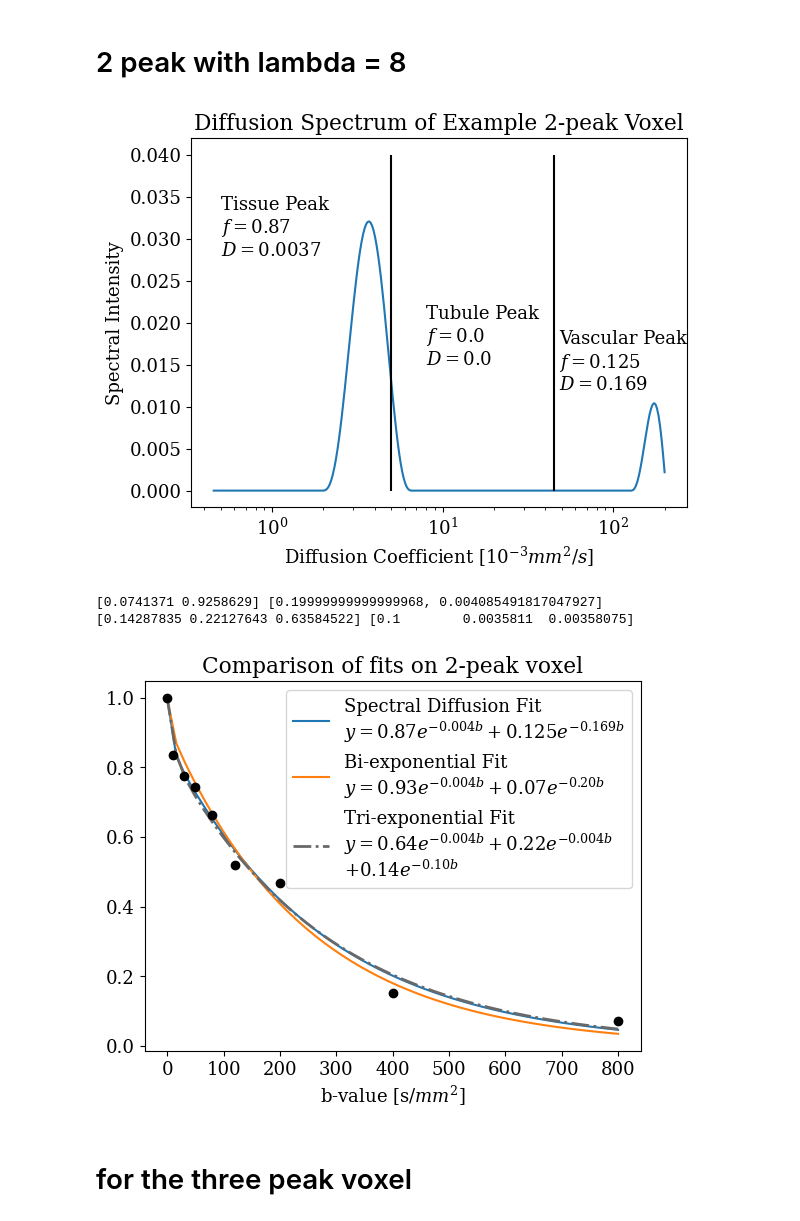
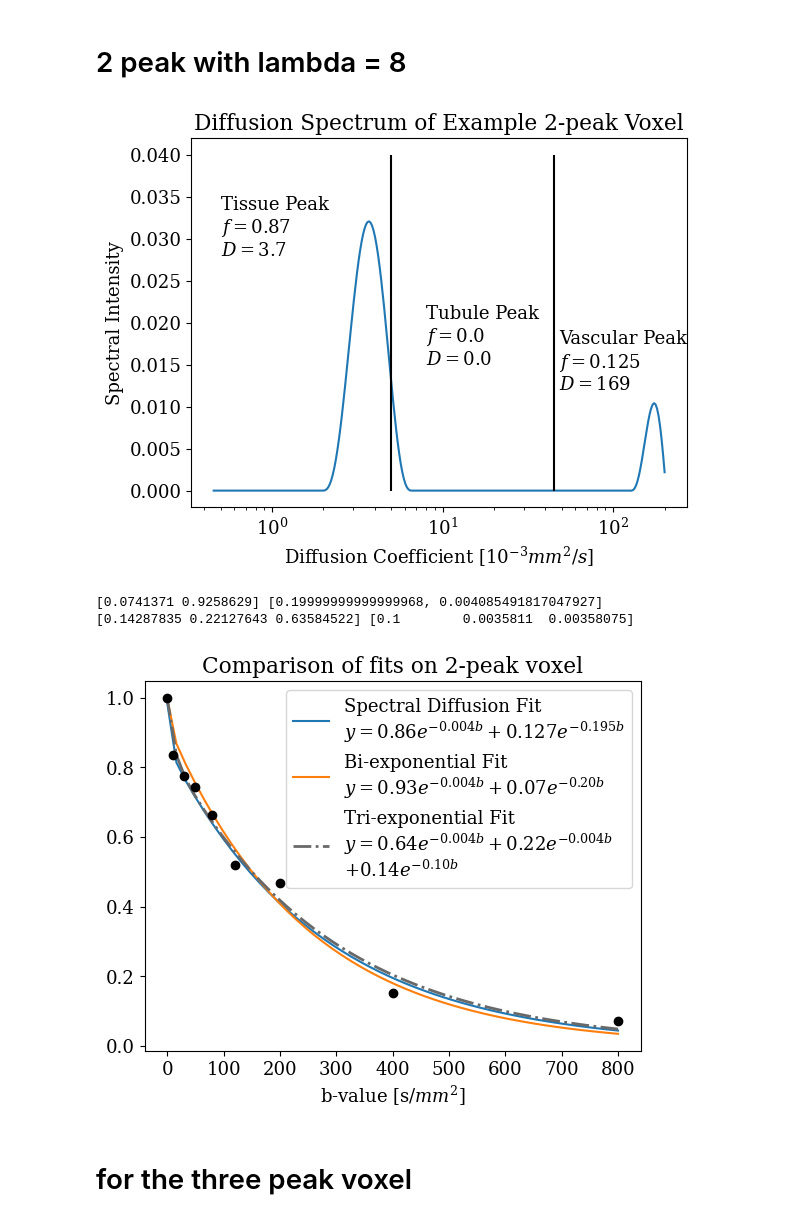
Before and after one commit to miramliu/Multiexp_Simulations_python, a Jupyter notebook: 2024Summer13_ExampleFitting.ipynb, the cells around one changed output. Drawn from its saved outputs; the diff is of its cells as text; code cells hidden in the pictures.

```diff
--- a/2024Summer13_ExampleFitting.ipynb
+++ b/2024Summer13_ExampleFitting.ipynb
@@ -124,24 +147,24 @@ pl.show()
 # %%
 ADCBasisSteps = 300
 ADCBasis = np.logspace(np.log10(5), np.log10(2200), ADCBasisSteps)
 x = 1/ADCBasis
 
 pl.plot(x*1000,Spectra_Data.iloc[5,10:])
 pl.xscale('log', base=10)
 pl.vlines(5, 0, .04,color = 'black')
 pl.vlines(45, 0, .04, color = 'black')
 pl.xlabel('Diffusion Coefficient [$10^{-3} mm^2/s$]')
 pl.ylabel('Spectral Intensity')
 
-pl.text(.5,0.028,'Tissue Peak\n$f=0.87$\n$D=0.0037$')
+pl.text(.5,0.028,'Tissue Peak\n$f=0.87$\n$D=3.7$')
 pl.text(8,0.015,'Tubule Peak\n$f=0.0$\n$D=0.0$')
-pl.text(48,0.012,'Vascular Peak\n$f=0.125$\n$D=0.169$')
+pl.text(48,0.012,'Vascular Peak\n$f=0.125$\n$D=169$')
 pl.title('Diffusion Spectrum of Example 2-peak Voxel')
 pl.show()
 
 pl.show()
 # %% [output]
-[figure, old version]
+[figure, new version]
 # %%
 bvals = np.array([0, 10, 30, 50, 80, 120, 200, 400, 800])
 twopeak_example = [1, 0.836735, 0.77551, 0.744898, 0.663265, 0.520408, 0.469388, 0.153061, 0.0714286]
@@ -184,9 +207,11 @@ print(trifracs,tridiffusions)
 
 
 # plot spectra
-twopeakvals = np.array([0.125377321,0,0.874622679,0,169.7648299,0,3.66222323,0])
+#twopeakvals = np.array([0.125377321,0,0.874622679,0,169.7648299,0,3.66222323,0])
+twopeakvals = np.array([0.127,0,0.86,0,195,0,3.7,0])
+
 Extensiveb = np.linspace(0,800,50)
-pl.plot(Extensiveb,plotmodel(Extensiveb,twopeakvals),label = 'Spectral Diffusion Fit\n$y=0.87e^{-0.004b}+0.125e^{-0.169b}$')
+pl.plot(Extensiveb,plotmodel(Extensiveb,twopeakvals),label = 'Spectral Diffusion Fit\n$y=0.86e^{-0.004b}+0.127e^{-0.195b}$')
 
 # plot bi-exponential
 #biexp_fit = biexp_func(Extensiveb, bifracs[0], bifracs[1], bidiffusions[0], bidiffusions[1])
@@ -204,7 +229,7 @@ pl.xlabel('b-value [s/$mm^2$]')
 pl.legend()
 pl.show()
 # %% [output]
-[figure, old version]
+[figure, new version]
 # %% [markdown]
 # for the three peak voxel
 # %%
```
Also changed, not shown: parts of 6 cells of this notebook, 11 other files.
